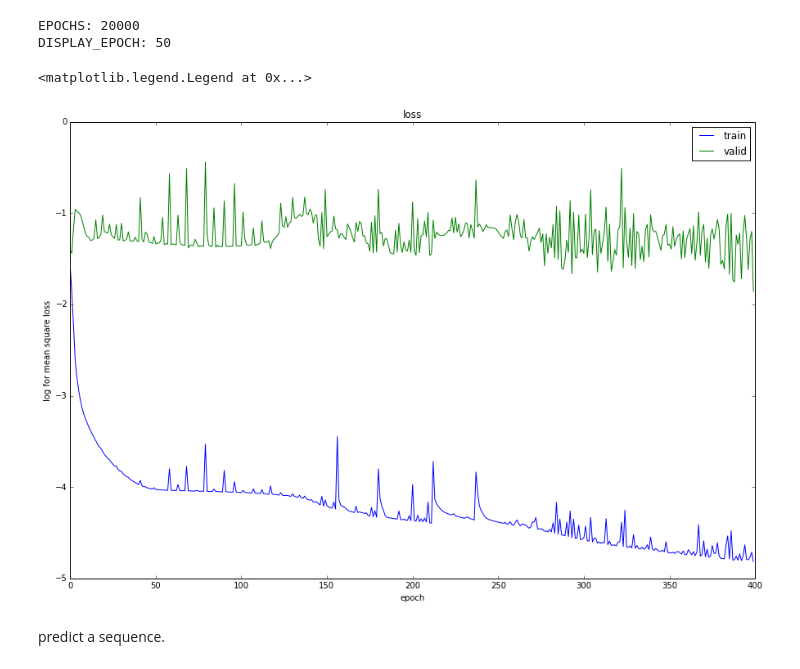
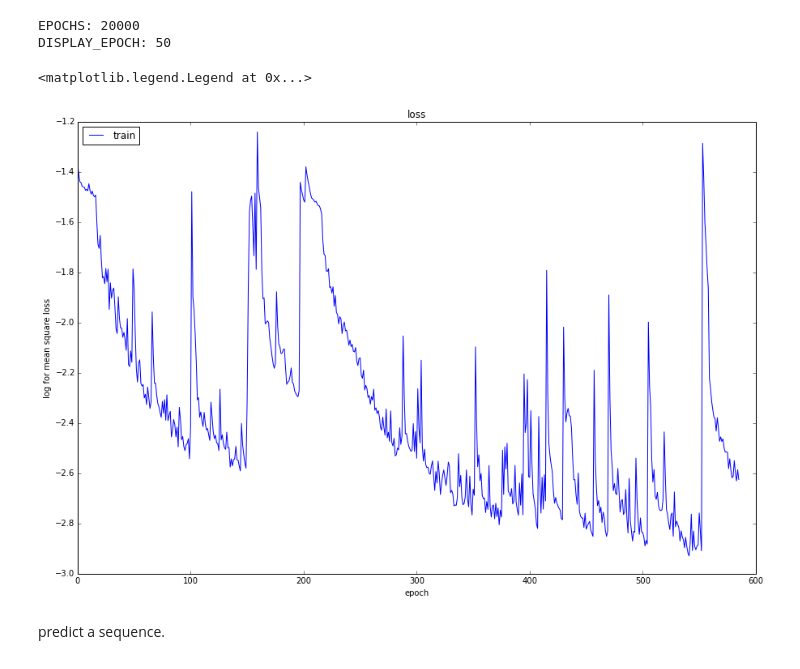
Before and after one commit to afcarl/chainer_seq2seq, a Jupyter notebook: experiment_01.ipynb, the cells around one changed output. Cells and saved outputs as stored; diff of their text form; code cells hidden in the pictures.

```diff
--- a/experiment_01.ipynb
+++ b/experiment_01.ipynb
@@ -84,10 +87,10 @@ def train_loss_generator(path):
 def valid_loss_generator(path):
         return values_generator(path, 5)
 # %%
-path = "/home/ubuntu/results/seq2seq/experiment_01/2016-10-27/log"
+path = "/home/ubuntu/results/seq2seq/experiment_01/2016-10-29/total_log"
 # path = params.LOG_FILE_PATH
 train_loss = list(train_loss_generator(path))
-valid_loss = list(valid_loss_generator(path))
+# valid_loss = list(valid_loss_generator(path))
 print("EPOCHS: {i}".format(i=params.EPOCHS))
 print("DISPLAY_EPOCH: {i}".format(i=params.DISPLAY_EPOCH))
 # %% [output]
@@ -96,15 +99,15 @@ DISPLAY_EPOCH: 50
 # %%
 plt.figure(figsize=(15, 10))
 plt.title("loss")
 plt.plot(train_loss, label="train")
-plt.plot(valid_loss, label="valid")
+# plt.plot(valid_loss, label="valid")
 
 plt.xlabel("epoch")
 plt.ylabel("log for mean square loss")
 plt.legend(loc="best")
 # %% [output]
 <matplotlib.legend.Legend at 0x...>
-[figure, old version]
+[figure, new version]
 # %% [markdown]
 predict a sequence.
 # %%
```
Also changed, not shown: parts of 4 cells of this notebook, 1 other file.
